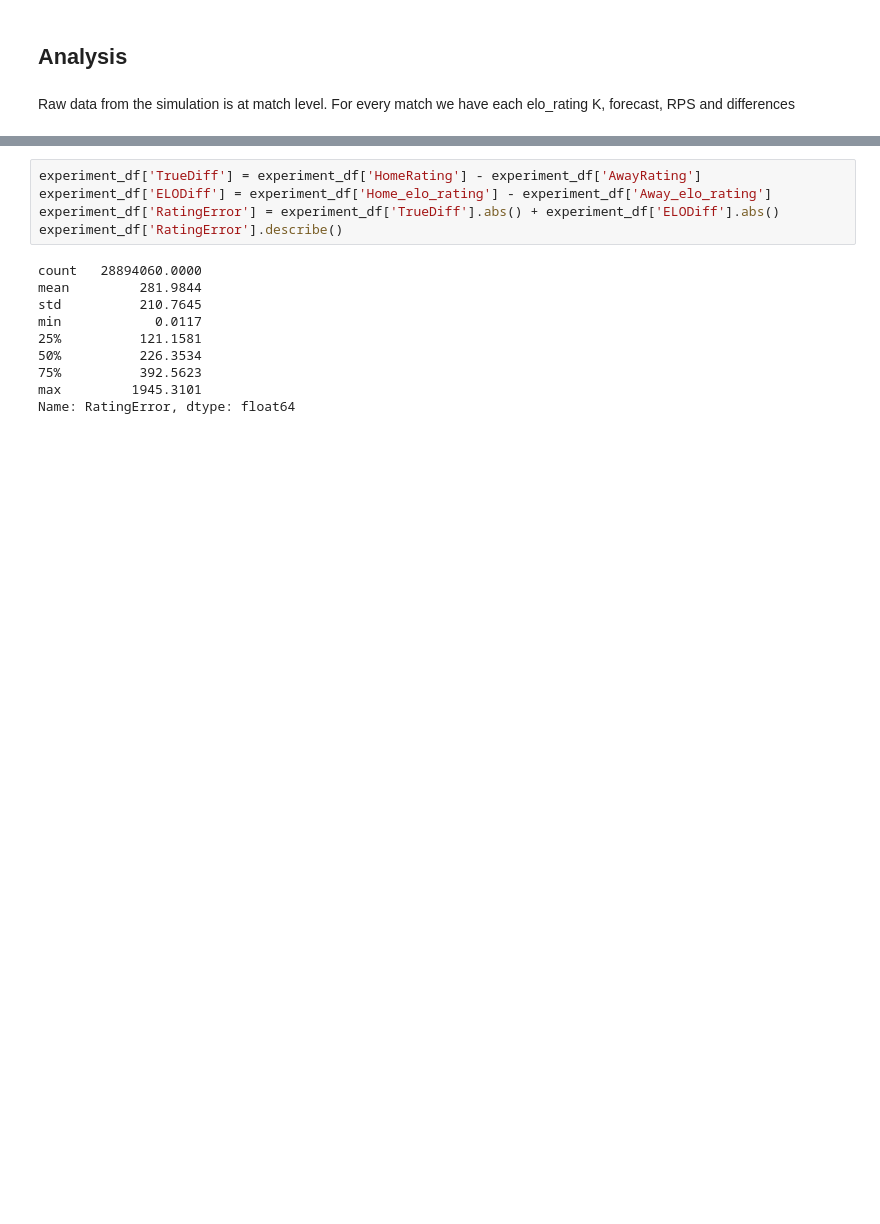
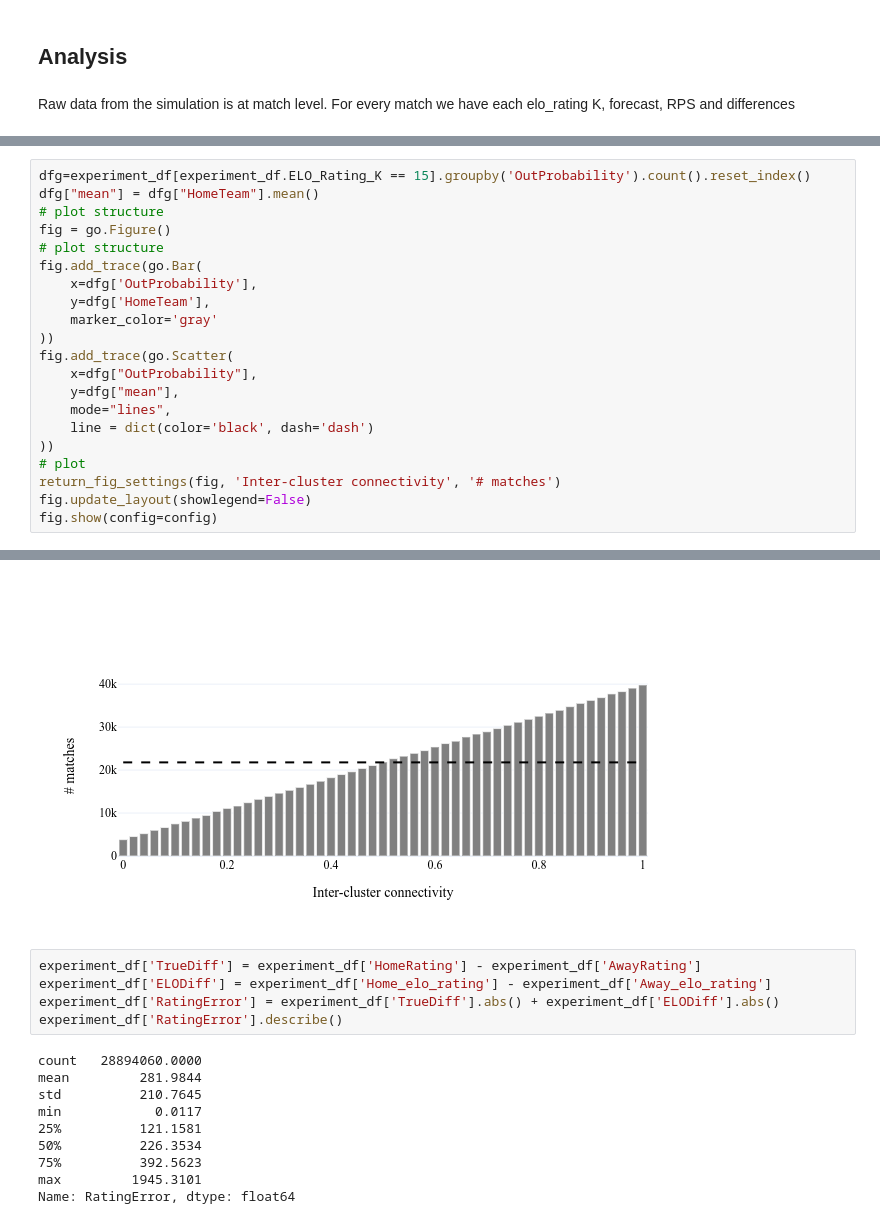
Before and after one commit to spoho-datascience/dfg-rating, a Jupyter notebook: experiments/notebooks/network_analysis/Components.ipynb, the cells around one changed output, grey strips where cells are left out. Cells and saved outputs as stored; diff of their text form; blank space fills up the shorter version.

```diff
--- a/experiments/notebooks/network_analysis/Components.ipynb
+++ b/experiments/notebooks/network_analysis/Components.ipynb
@@ -170,0 +223,22 @@ experiment_df
+# %%
+dfg=experiment_df[experiment_df.ELO_Rating_K == 15].groupby('OutProbability').count().reset_index()
+dfg["mean"] = dfg["HomeTeam"].mean()
+# plot structure
+fig = go.Figure()
+# plot structure
+fig.add_trace(go.Bar(
+    x=dfg['OutProbability'],
+    y=dfg['HomeTeam'],
+    marker_color='gray'
+))
+fig.add_trace(go.Scatter(
+    x=dfg["OutProbability"],
+    y=dfg["mean"],
+    mode="lines",
+    line = dict(color='black', dash='dash')
+))
+# plot
+return_fig_settings(fig, 'Inter-cluster connectivity', '# matches')
+fig.update_layout(showlegend=False)
+fig.show(config=config)
+# %% [output]
@@ -171,3 +246,4 @@ experiment_df
+[figure, added]
 # %%
 experiment_df['TrueDiff'] = experiment_df['HomeRating'] - experiment_df['AwayRating']
 experiment_df['ELODiff'] = experiment_df['Home_elo_rating'] - experiment_df['Away_elo_rating']
```
Also changed, not shown: parts of 28 cells of this notebook, 13 other files.
